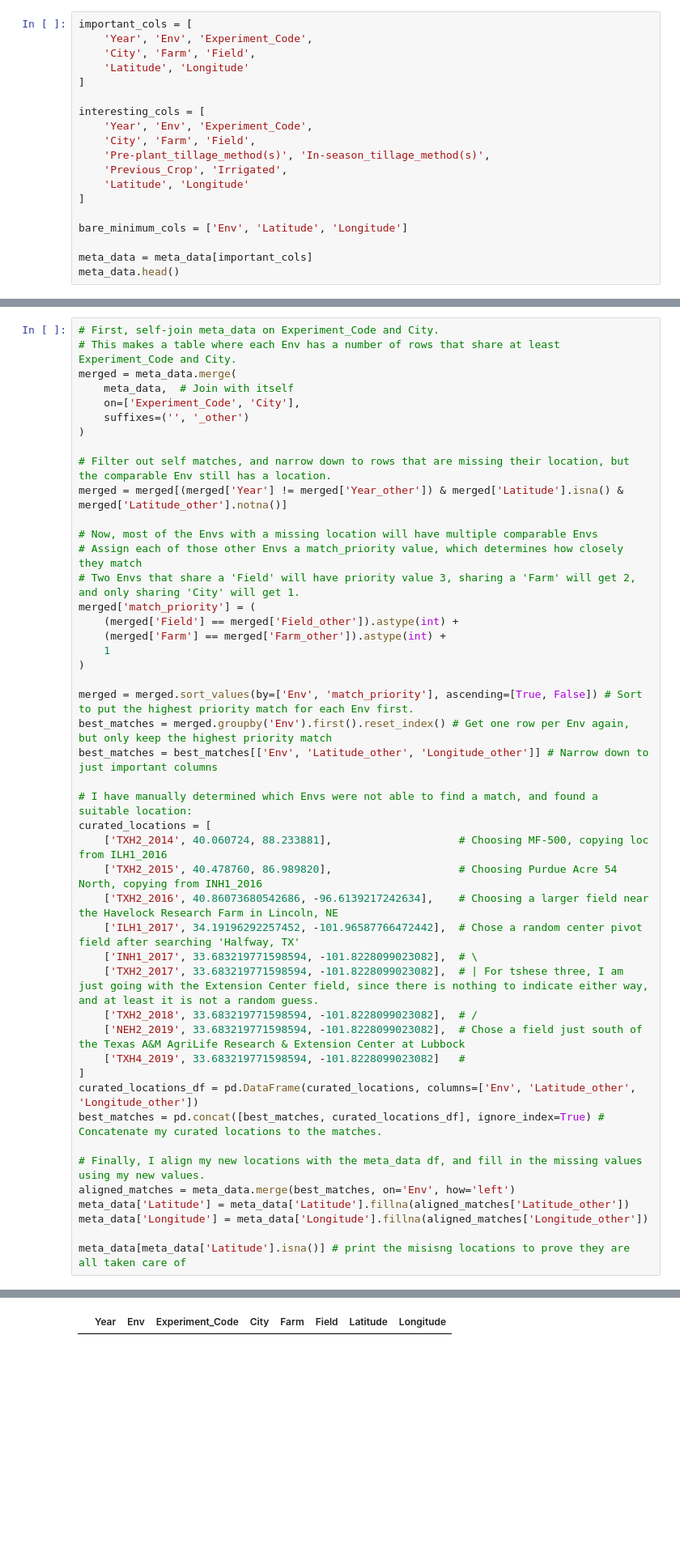
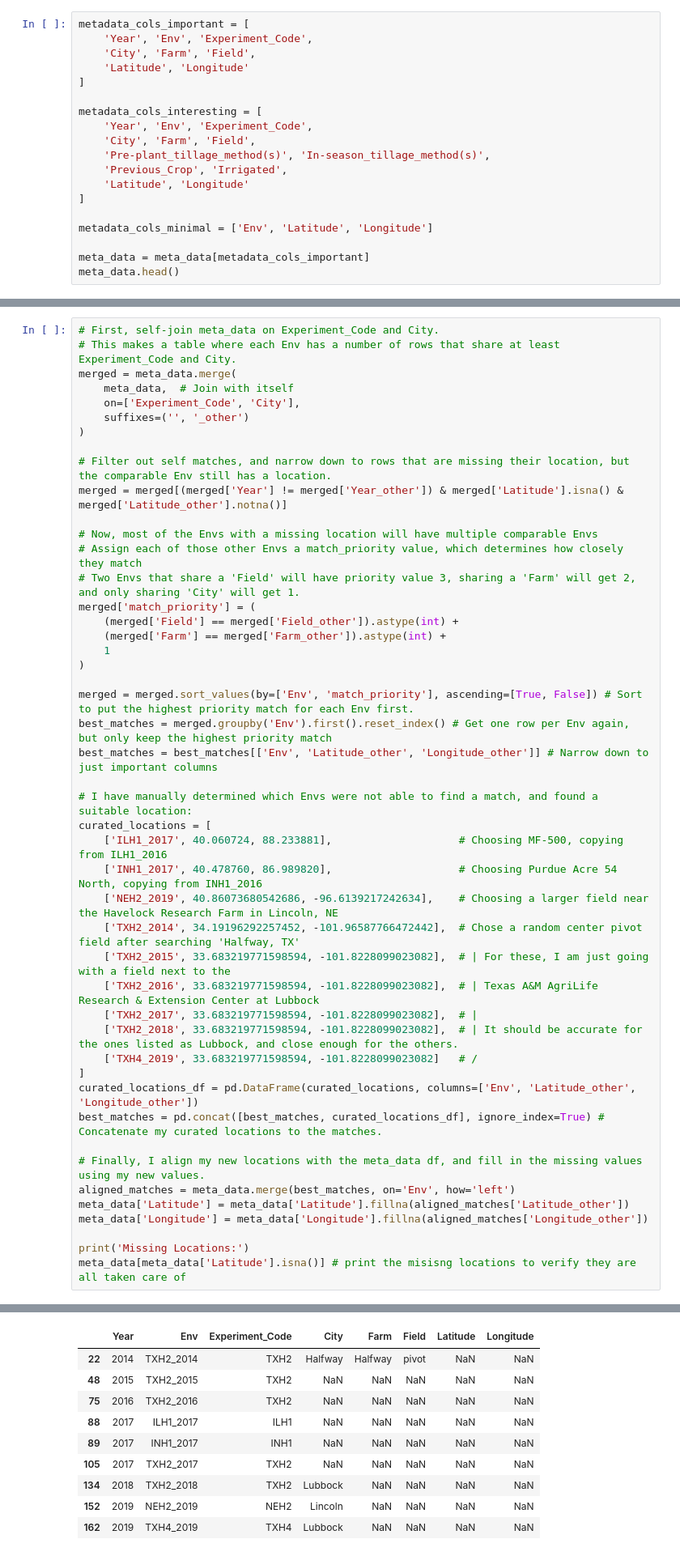
Before and after one commit to irischow403/UIUCDigitalHand, a Jupyter notebook: data_cleaning/test_nb.ipynb, the cells around one changed output, grey strips where cells are left out. Shown at 81% size. Saved outputs shown, nothing was run; the diff lists cells and outputs as text; blank space fills up the shorter version.

```diff
--- a/data_cleaning/test_nb.ipynb
+++ b/data_cleaning/test_nb.ipynb
@@ -30,13 +32,13 @@ lon_cols = [c for c in meta_data.columns if c.startswith('Longitude')]
 meta_data.loc[:, 'Latitude'] = meta_data[lat_cols].mean(axis=1)
 meta_data.loc[:, 'Longitude'] = meta_data[lon_cols].mean(axis=1)
 # %%
-important_cols = [
+metadata_cols_important = [
     'Year', 'Env', 'Experiment_Code',
     'City', 'Farm', 'Field',
     'Latitude', 'Longitude'
 ]
 
-interesting_cols = [
+metadata_cols_interesting = [
     'Year', 'Env', 'Experiment_Code',
     'City', 'Farm', 'Field',
     'Pre-plant_tillage_method(s)', 'In-season_tillage_method(s)',
@@ -44,9 +46,9 @@ interesting_cols = [
     'Latitude', 'Longitude'
 ]
 
-bare_minimum_cols = ['Env', 'Latitude', 'Longitude']
+metadata_cols_minimal = ['Env', 'Latitude', 'Longitude']
 
-meta_data = meta_data[important_cols]
+meta_data = meta_data[metadata_cols_important]
 meta_data.head()
 # %% [output]
 |  | Year | Env | Experiment_Code | City | Farm | Field | Latitude | Longitude |
@@ -89,15 +95,15 @@ best_matches = best_matches[['Env', 'Latitude_other', 'Longitude_other']] # Narr
 
 # I have manually determined which Envs were not able to find a match, and found a suitable location:
 curated_locations = [
-    ['TXH2_2014', 40.060724, 88.233881],                    # Choosing MF-500, copying loc from ILH1_2016
-    ['TXH2_2015', 40.478760, 86.989820],                    # Choosing Purdue Acre 54 North, copying from INH1_2016
-    ['TXH2_2016', 40.86073680542686, -96.6139217242634],    # Choosing a larger field near the Havelock Research Farm in Lincoln, NE
-    ['ILH1_2017', 34.19196292257452, -101.96587766472442],  # Chose a random center pivot field after searching 'Halfway, TX'
-    ['INH1_2017', 33.683219771598594, -101.8228099023082],  # \
-    ['TXH2_2017', 33.683219771598594, -101.8228099023082],  # | For tshese three, I am just going with the Extension Center field, since there is nothing to indicate either way, and at least it is not a random guess.
-    ['TXH2_2018', 33.683219771598594, -101.8228099023082],  # /
-    ['NEH2_2019', 33.683219771598594, -101.8228099023082],  # Chose a field just south of the Texas A&M AgriLife Research & Extension Center at Lubbock
-    ['TXH4_2019', 33.683219771598594, -101.8228099023082]   #
+    ['ILH1_2017', 40.060724, 88.233881],                    # Choosing MF-500, copying from ILH1_2016
+    ['INH1_2017', 40.478760, 86.989820],                    # Choosing Purdue Acre 54 North, copying from INH1_2016
+    ['NEH2_2019', 40.86073680542686, -96.6139217242634],    # Choosing a larger field near the Havelock Research Farm in Lincoln, NE
+    ['TXH2_2014', 34.19196292257452, -101.96587766472442],  # Chose a random center pivot field after searching 'Halfway, TX'
+    ['TXH2_2015', 33.683219771598594, -101.8228099023082],  # | For these, I am just going with a field next to the
+    ['TXH2_2016', 33.683219771598594, -101.8228099023082],  # | Texas A&M AgriLife Research & Extension Center at Lubbock
+    ['TXH2_2017', 33.683219771598594, -101.8228099023082],  # |
+    ['TXH2_2018', 33.683219771598594, -101.8228099023082],  # | It should be accurate for the ones listed as Lubbock, and close enough for the others.
+    ['TXH4_2019', 33.683219771598594, -101.8228099023082]   # /
 ]
 curated_locations_df = pd.DataFrame(curated_locations, columns=['Env', 'Latitude_other', 'Longitude_other'])
 best_matches = pd.concat([best_matches, curated_locations_df], ignore_index=True) # Concatenate my curated locations to the matches.
@@ -107,5 +113,6 @@ aligned_matches = meta_data.merge(best_matches, on='Env', how='left')
 meta_data['Latitude'] = meta_data['Latitude'].fillna(aligned_matches['Latitude_other'])
 meta_data['Longitude'] = meta_data['Longitude'].fillna(aligned_matches['Longitude_other'])
 
-meta_data[meta_data['Latitude'].isna()] # print the misisng locations to prove they are all taken care of
+print('Missing Locations:')
+meta_data[meta_data['Latitude'].isna()] # print the misisng locations to verify they are all taken care of
 # %% [output]
@@ -112,4 +120,13 @@ meta_data[meta_data['Latitude'].isna()] # print the misisng locations to prove t
 |  | Year | Env | Experiment_Code | City | Farm | Field | Latitude | Longitude |
+| 22 | 2014 | TXH2_2014 | TXH2 | Halfway | Halfway | pivot | NaN | NaN |
+| 48 | 2015 | TXH2_2015 | TXH2 | NaN | NaN | NaN | NaN | NaN |
+| 75 | 2016 | TXH2_2016 | TXH2 | NaN | NaN | NaN | NaN | NaN |
+| 88 | 2017 | ILH1_2017 | ILH1 | NaN | NaN | NaN | NaN | NaN |
+| 89 | 2017 | INH1_2017 | INH1 | NaN | NaN | NaN | NaN | NaN |
+| 105 | 2017 | TXH2_2017 | TXH2 | NaN | NaN | NaN | NaN | NaN |
+| 134 | 2018 | TXH2_2018 | TXH2 | Lubbock | NaN | NaN | NaN | NaN |
+| 152 | 2019 | NEH2_2019 | NEH2 | Lincoln | NaN | NaN | NaN | NaN |
+| 162 | 2019 | TXH4_2019 | TXH4 | Lubbock | NaN | NaN | NaN | NaN |
 # %% [markdown]
 #### Envirotyping Input
 ---
```
Also changed, not shown: parts of 15 cells of this notebook.
